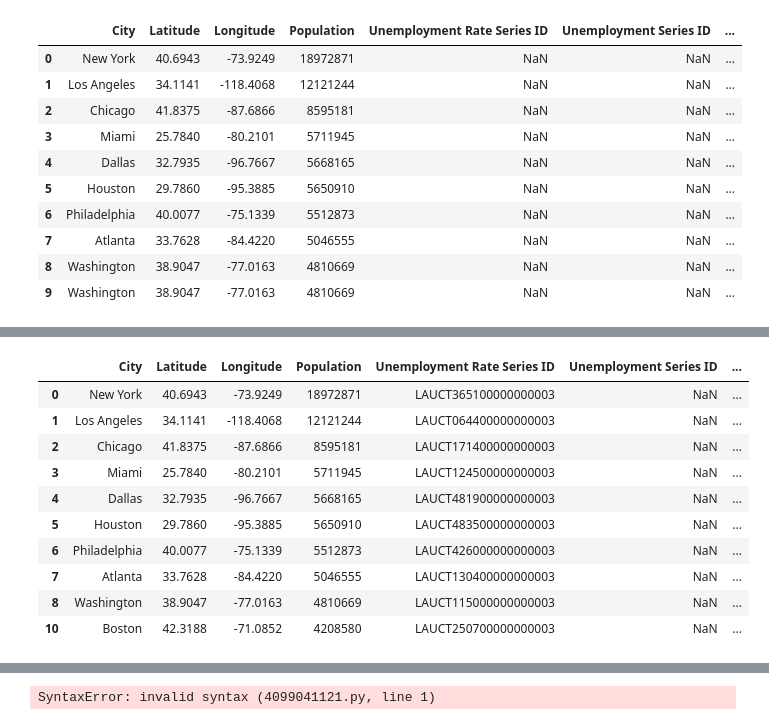
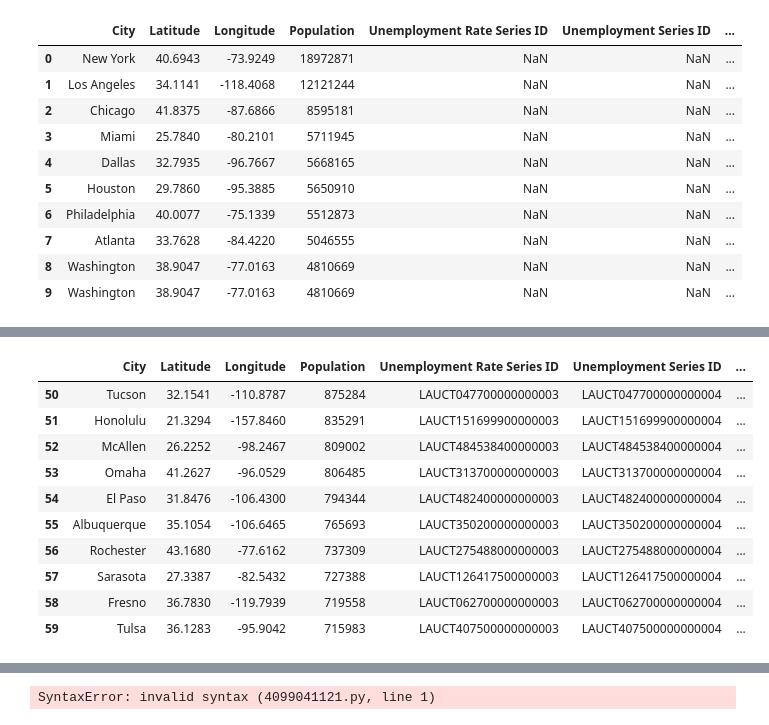
Before and after one commit to ryanmcr17/city-level-employment, a Jupyter notebook: employmentPy.ipynb, the cells around one changed output, grey strips where cells are left out. Cells and saved outputs as stored; diff of their text form; code cells hidden in the pictures.

```diff
--- a/employmentPy.ipynb
+++ b/employmentPy.ipynb
@@ -335,17 +340,16 @@ metric_df.head(10)
-# %%
-
-top_cities_df['Unemployment Rate Series ID'] = 'LAU' + top_cities_df['City Area Code'] + '03'
-
-top_cities_df.head(10)
-# %% [output]
-|  | City | Latitude | Longitude | Population | Unemployment Rate Series ID | Unemployment Series ID | ... |
-| 0 | New York | 40.6943 | -73.9249 | 18972871 | LAUCT365100000000003 | NaN | ... |
-| 1 | Los Angeles | 34.1141 | -118.4068 | 12121244 | LAUCT064400000000003 | NaN | ... |
-| 2 | Chicago | 41.8375 | -87.6866 | 8595181 | LAUCT171400000000003 | NaN | ... |
-| 3 | Miami | 25.7840 | -80.2101 | 5711945 | LAUCT124500000000003 | NaN | ... |
-| 4 | Dallas | 32.7935 | -96.7667 | 5668165 | LAUCT481900000000003 | NaN | ... |
-| 5 | Houston | 29.7860 | -95.3885 | 5650910 | LAUCT483500000000003 | NaN | ... |
-| 6 | Philadelphia | 40.0077 | -75.1339 | 5512873 | LAUCT426000000000003 | NaN | ... |
-| 7 | Atlanta | 33.7628 | -84.4220 | 5046555 | LAUCT130400000000003 | NaN | ... |
-| 8 | Washington | 38.9047 | -77.0163 | 4810669 | LAUCT115000000000003 | NaN | ... |
-| 10 | Boston | 42.3188 | -71.0852 | 4208580 | LAUCT250700000000003 | NaN | ... |
+# %%
+next50df = top_cities_df.iloc[50:100]
+
+next50df.head(10)
+# %% [output]
+|  | City | Latitude | Longitude | Population | Unemployment Rate Series ID | Unemployment Series ID | ... |
+| 50 | Tucson | 32.1541 | -110.8787 | 875284 | LAUCT047700000000003 | LAUCT047700000000004 | ... |
+| 51 | Honolulu | 21.3294 | -157.8460 | 835291 | LAUCT151699900000003 | LAUCT151699900000004 | ... |
+| 52 | McAllen | 26.2252 | -98.2467 | 809002 | LAUCT484538400000003 | LAUCT484538400000004 | ... |
+| 53 | Omaha | 41.2627 | -96.0529 | 806485 | LAUCT313700000000003 | LAUCT313700000000004 | ... |
+| 54 | El Paso | 31.8476 | -106.4300 | 794344 | LAUCT482400000000003 | LAUCT482400000000004 | ... |
+| 55 | Albuquerque | 35.1054 | -106.6465 | 765693 | LAUCT350200000000003 | LAUCT350200000000004 | ... |
+| 56 | Rochester | 43.1680 | -77.6162 | 737309 | LAUCT275488000000003 | LAUCT275488000000004 | ... |
+| 57 | Sarasota | 27.3387 | -82.5432 | 727388 | LAUCT126417500000003 | LAUCT126417500000004 | ... |
+| 58 | Fresno | 36.7830 | -119.7939 | 719558 | LAUCT062700000000003 | LAUCT062700000000004 | ... |
+| 59 | Tulsa | 36.1283 | -95.9042 | 715983 | LAUCT407500000000003 | LAUCT407500000000004 | ... |
```
Also changed, not shown: parts of 14 cells of this notebook.
